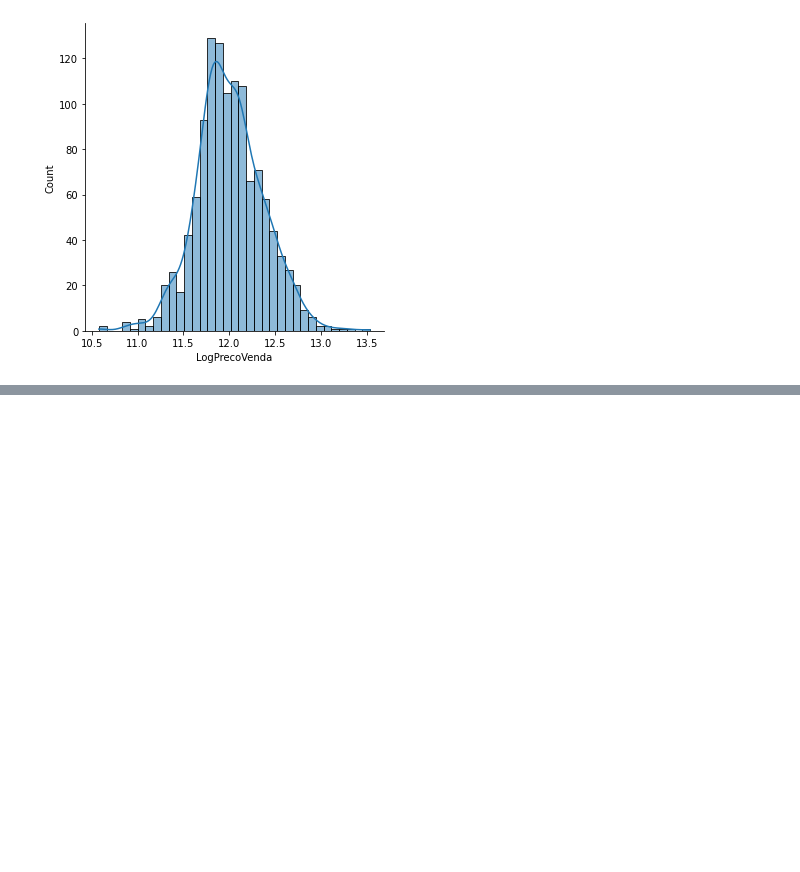
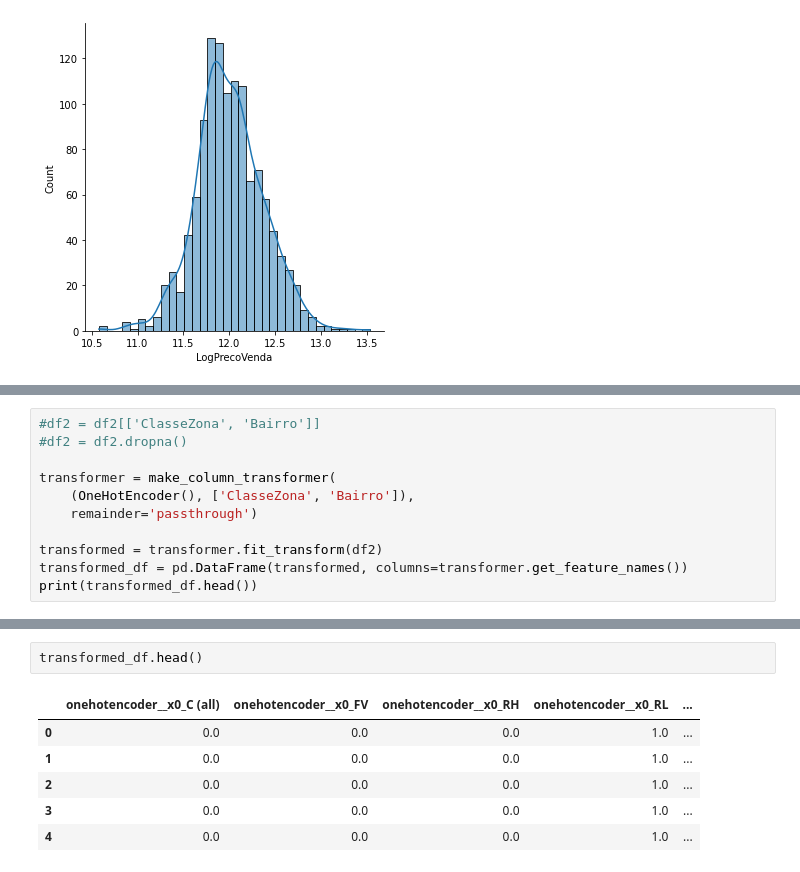
Before and after one commit to onemarcos/Tera-Jupyter-Notebook, a Jupyter notebook: Desafio - Regressão - Quinto Andar/Desafio-Regressao.ipynb, the cells around one changed output, grey strips where cells are left out. Drawn from its saved outputs; the diff is of its cells as text; blank space fills up the shorter version.

```diff
--- a/Desafio - Regressão - Quinto Andar/Desafio-Regressao.ipynb
+++ b/Desafio - Regressão - Quinto Andar/Desafio-Regressao.ipynb
@@ -165,0 +170,11 @@ See the caveats in the documentation: https://pandas.pydata.org/pandas-docs/stab
+# %%
+#df2 = df2[['ClasseZona', 'Bairro']]
+#df2 = df2.dropna()
+
+transformer = make_column_transformer(
+    (OneHotEncoder(), ['ClasseZona', 'Bairro']),
+    remainder='passthrough')
+
+transformed = transformer.fit_transform(df2)
+transformed_df = pd.DataFrame(transformed, columns=transformer.get_feature_names())
+print(transformed_df.head())
@@ -165,0 +199,9 @@ See the caveats in the documentation: https://pandas.pydata.org/pandas-docs/stab
+# %%
+transformed_df.head()
+# %% [output]
+|  | onehotencoder__x0_C (all) | onehotencoder__x0_FV | onehotencoder__x0_RH | onehotencoder__x0_RL | ... |
+| 0 | 0.0 | 0.0 | 0.0 | 1.0 | ... |
+| 1 | 0.0 | 0.0 | 0.0 | 1.0 | ... |
+| 2 | 0.0 | 0.0 | 0.0 | 1.0 | ... |
+| 3 | 0.0 | 0.0 | 0.0 | 1.0 | ... |
+| 4 | 0.0 | 0.0 | 0.0 | 1.0 | ... |
```
Also changed, not shown: parts of 6 cells of this notebook.
